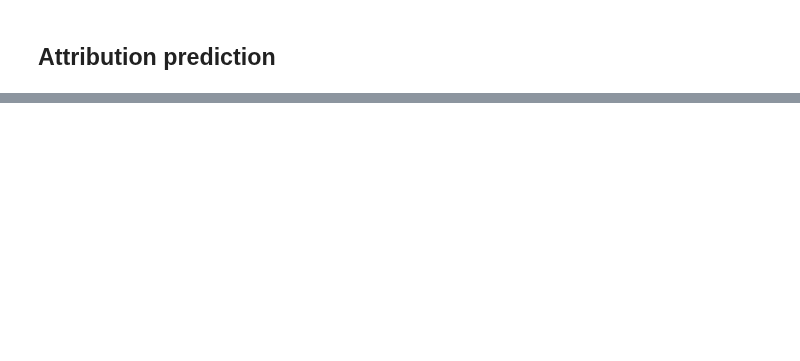
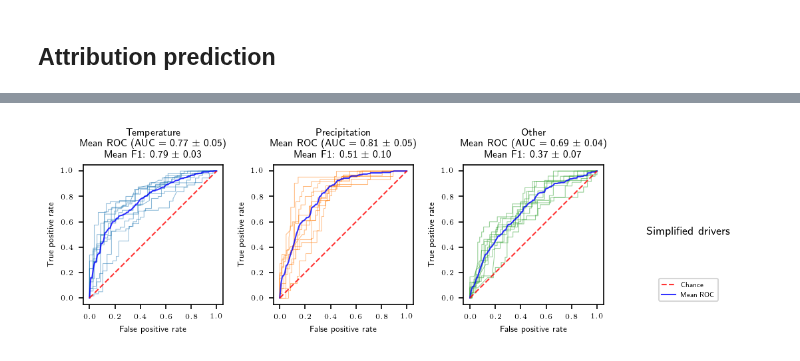
Before and after one commit to mcallaghan/regional-impacts-map, a Jupyter notebook: analysis/2bb_predict_categories_best_model.ipynb, the cells around one changed output, grey strips where cells are left out. Cells and saved outputs as stored; diff of their text form; code cells hidden in the pictures; blank space fills up the shorter version.

```diff
--- a/analysis/2bb_predict_categories_best_model.ipynb
+++ b/analysis/2bb_predict_categories_best_model.ipynb
@@ -649,16 +444,0 @@ multimodels_drivers_few, metrics, df = lu.cross_validate_models(X, y, multimodel
-# %%
-fig, axs = plt.subplots(len(multimodels_drivers_few), 1,dpi=125,figsize=(8,6),sharey=False,sharex=True)
-if str(type(axs))=="<class 'matplotlib.axes._subplots.AxesSubplot'>":
-    axs = [axs]
-lu.plot_model_output(multimodels_drivers_few, metrics, fig, axs)
-for ax in axs:#ax = axs[0]
-    for i,m in enumerate(metrics):
-        if len(m)>2:
-            v,c = m.split('\n')
-            s = df.loc[rel_index,c].sum()/len(rel_index)
-            if v=="p":
-                ax.text(i+1.5,s-0.03,int(df.loc[rel_index,c].sum()),ha="center",va="center")
-                ax.bar(i+1.5,s,color="none",edgecolor="grey")
-
-    ax.set_xticklabels([x.replace('12 - ','') for x in metrics], rotation=45, ha="right")
-plt.show()
@@ -725,0 +445,24 @@ plt.savefig('../plots/prediction_models/driver_category_confusion_recall.pdf', b
+# %%
+from scipy import interp
+import matplotlib.gridspec as gridspec
+model = multimodels_drivers_few[0]
+
+fig = plt.figure(dpi=150,figsize=(7.2,6), constrained_layout=True)
+
+ncols=4
+
+gs = gridspec.GridSpec(1, ncols, figure=fig)
+
+for j,c in enumerate(driver_selection):
+    ax = plt.subplot(gs[j//ncols,j%ncols])
+    mean_roc_auc_plot(model, c, ax)
+
+j+=1
+ax = plt.subplot(gs[j//ncols,j%ncols])
+
+blank_roc_auc_plot(ax, "Simplified drivers")
+
+# plt.savefig('../figures/si_figure_5.pdf', bbox_inches="tight")
+# plt.savefig('../figures/si_figure_5.png', bbox_inches="tight")
+# %% [output]
+[figure, added]
```
Also changed, not shown: parts of 29 cells of this notebook, 23 other files.
